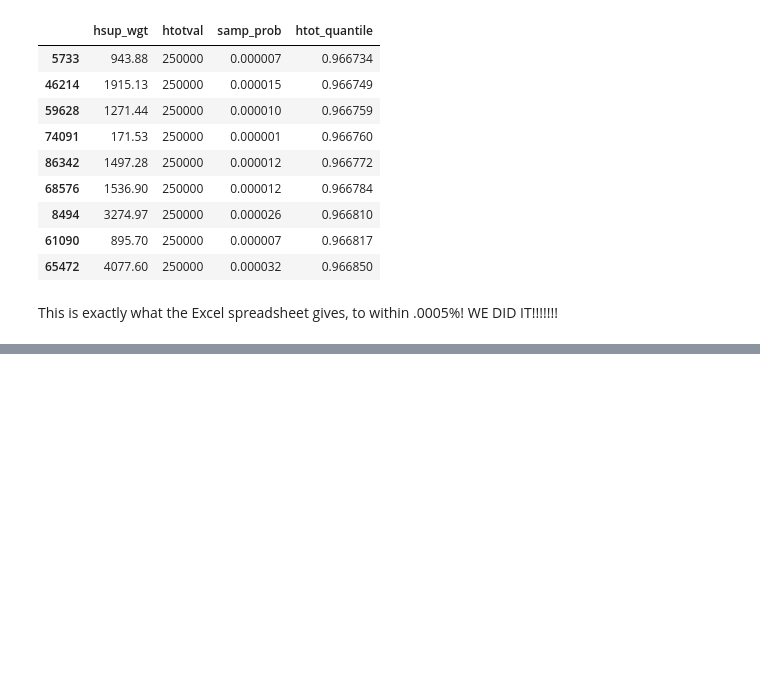
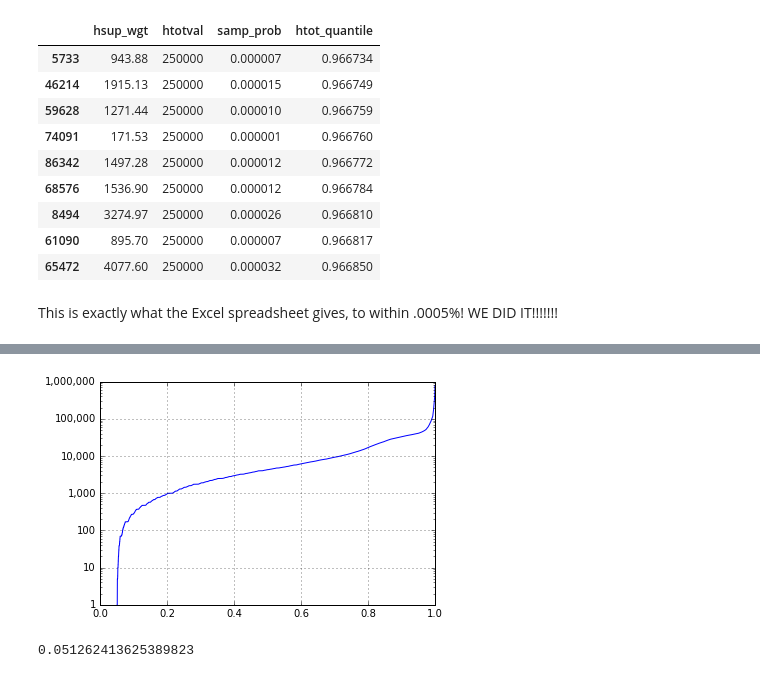
Before and after one commit to cmdavis4/census, a Jupyter notebook: explore_census_data.ipynb, the cells around one changed output, grey strips where cells are left out. Saved outputs shown, nothing was run; the diff lists cells and outputs as text; code cells hidden in the pictures; blank space fills up the shorter version.

```diff
--- a/explore_census_data.ipynb
+++ b/explore_census_data.ipynb
@@ -111,0 +183,13 @@ This is exactly what the Excel spreadsheet gives, to within .0005%! WE DID IT!!!
+# %%
+fig = plt.figure()
+ax = fig.add_subplot(111)
+ax.semilogy(earners_only['{}_quantile'.format(metric)], earners_only[metric])
+ax.get_yaxis().set_major_formatter(
+    matplotlib.ticker.FuncFormatter(lambda x, p: format(int(x), ',')))
+ax.grid(True)
+# %% [output]
+[figure, added]
+# %%
+min(earners_only.loc[earners_only[metric]>0, '{}_quantile'.format(metric)])
+# %% [output]
+0.051262413625389823
```
Also changed, not shown: parts of 12 cells of this notebook, 1 other file.
